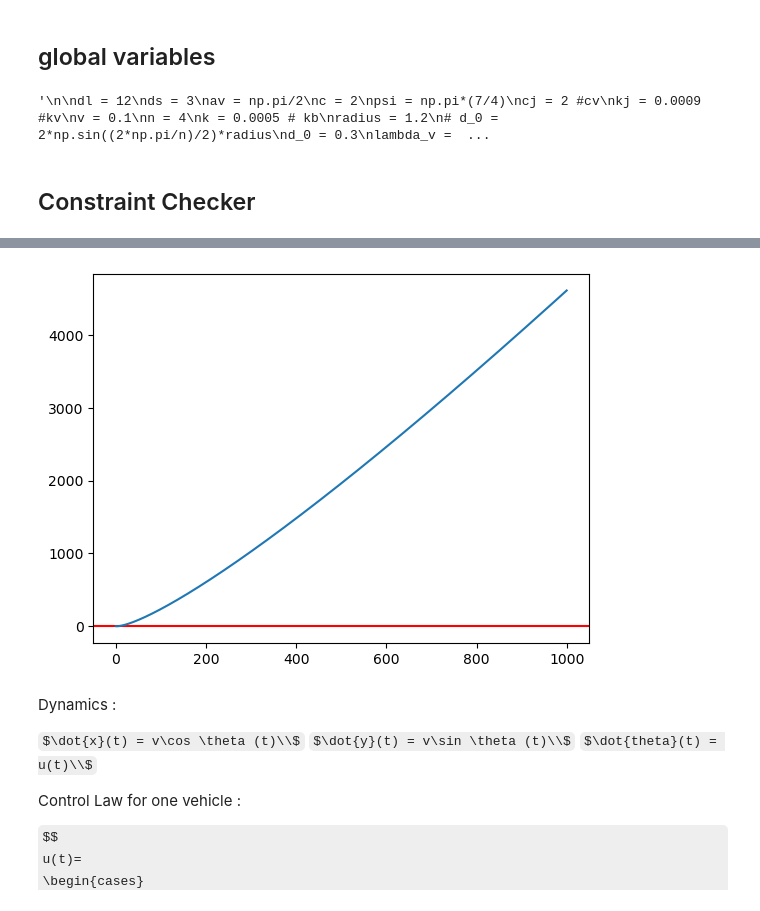
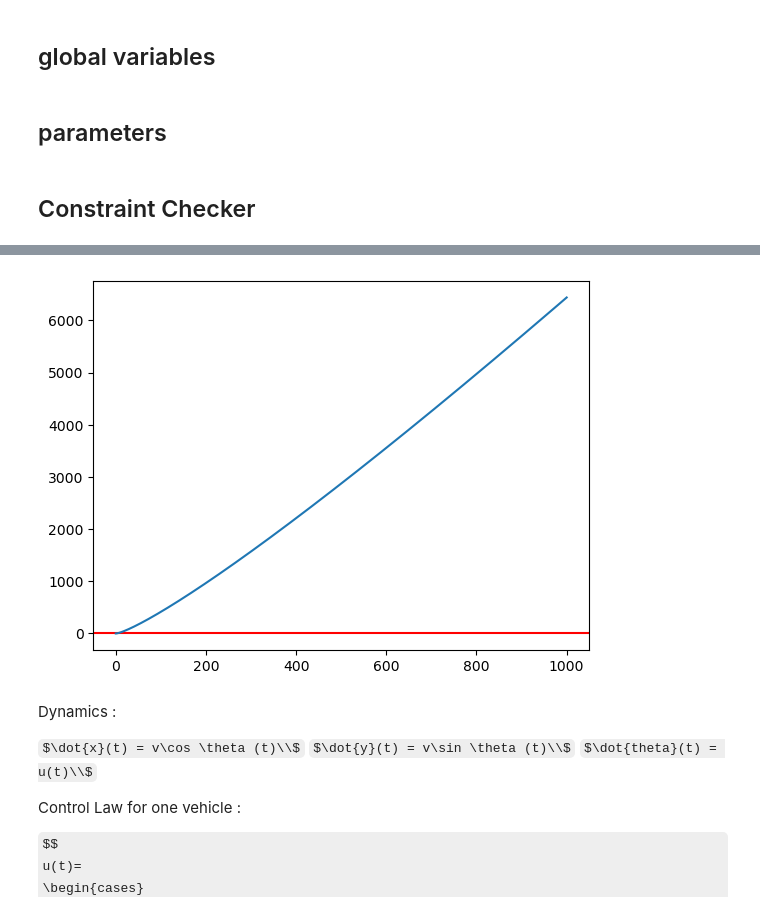
Before and after one commit to kiredoo/crazyflie-basics, a Jupyter notebook: isaac_ws/cyclic.ipynb, the cells around one changed output, grey strips where cells are left out. Saved outputs shown, nothing was run; the diff lists cells and outputs as text; code cells hidden in the pictures; some formulas as TeX source.

Commit message:
updated cyclic pursuit simulation file

```diff
--- a/isaac_ws/cyclic.ipynb
+++ b/isaac_ws/cyclic.ipynb
@@ -30,6 +33,8 @@ global pij_save
 global vis_zone_vec2
 global utj_vec
 global gamma_ij_glob
+global bd_vec_glob
+bd_vec_glob = []
 gamma_ij_glob = []
 utj_vec = []
 vis_zone_vec_2 = []
@@ -44,44 +49,29 @@ control_hold = 0
 dt = 0.15
 control_rate = int(control_time_delay/dt)
 control_signal = []
-# %% [output]
-'\n\ndl = 12\nds = 3\nav = np.pi/2\nc = 2\npsi = np.pi*(7/4)\ncj = 2 #cv\nkj = 0.0009 #kv\nv = 0.1\nn = 4\nk = 0.0005 # kb\nradius = 1.2\n# d_0 = 2*np.sin((2*np.pi/n)/2)*radius\nd_0 = 0.3\nlambda_v =  ...
+# %% [markdown]
+## parameters
+# %%
+v = 0.3
+av = np.pi/4
+ds = 1
+dl = 4
+psi = np.pi * 7/4
+d_0 = 2.83
+c = 2
+cj = 3
+k = 0.17
+kj = 0.25
+rho_o = 0.8
+n = 5
+rho_e_assume = 2
+
+# # if evenly spaced
+# d_0 = 2 * rho_e_assume * np.sin(np.pi/n)
 # %% [markdown]
 ## Constraint Checker
 # %%
-#simulation params from the paper
-# # 3 agents params for crazyflies. for rho_e = 1.6 set rho_0 to 0.5
-# rho_o = 0.5
-# v = 0.3
-# av = np.pi/4
-# ds = 0.5
-# dl = 1
-# psi = np.pi * (7/4)
-# d_0 = 1.285
-# c = 2
-# cj = 2
-# # k = 0.075
-# # kj = 0.15
-# k = 0.05
-# kj = 0.09
-# n = 3
 
-#simulation params from the paper
-# # 3 agents params for crazyflies. for rho_e = 1.6 set rho_0 to 0.5
-rho_o = 5
-v = 1
-av = np.pi/4
-ds = 3
-dl = 12
-psi = np.pi * (7/4)
-d_0 = 10
-c = 2
-cj = 2
-k = 0.05
-kj = 0.09
-n = 4
-
-####
 
 #rho_e solver using root finding methods
 def g_function2(rho_e,c,rho_o):
@@ -121,10 +111,11 @@ def geo_constraint1(n, do, rho_e, av, dl):
         return
 
     angle = min(av, np.arcsin(arcsin_input))
+    print(f"equation 34 angle is {angle}, av is {av} and arcsin(dl/2*rho_e) is {np.arcsin(arcsin_input)}")
     if (n - 1) * np.arcsin(do / (2 * rho_e)) + angle < np.pi:
-        print("geo_constraint 1 is met!")
+        print(f"geo_constraint 1 is met!, {(n - 1) * np.arcsin(do / (2 * rho_e)) + angle} < {np.pi}")
     else:
-        print("geo_constraint 1 is not met!")
+        print(f"geo_constraint 1 is not met!, {(n - 1) * np.arcsin(do / (2 * rho_e)) + angle} !< {np.pi}")
 
 def geo_constraint2(do, rho_e, av, dl):
     # Ensure arcsin argument is within [-1, 1]
@@ -140,9 +131,23 @@ def geo_constraint2(do, rho_e, av, dl):
     else:
         print(f"geo_constraint 2 not met, {2 * np.arcsin(do / (2 * rho_e))} !> {angle}")
 
+def geo_constraint3(do, rho_e, av):
+    # Ensure arcsin argument is within [-1, 1]
+    arcsin_input = do / (2 * rho_e)
+    if np.abs(arcsin_input) > 1:
+        print(f"geo_constraint 3 is not met due to invalid arcsin input! 1:{arcsin_input}")
+        return
+
+    if np.arcsin(do / (2 * rho_e)) < av:
+        print(f"geo_constraint 3 met, {np.arcsin(do / (2 * rho_e))} < {av}")
+    else:
+        print(f"geo_constraint 3 not met, {np.arcsin(do / (2 * rho_e))} !< {av}")
+
+
 # Test functions with your parameters
 geo_constraint1(n, d_0, rho_e, av, dl)
 geo_constraint2(d_0, rho_e, av, dl)
+geo_constraint3(d_0, rho_e, av)
 
 # constraint checker
 
@@ -154,10 +159,10 @@ def constraint1(k,kj,c,cj):
         print(f"constraint1 not met! the k ratio is {kj/k}, right hand side is {2 * (cj/c) * ((c-1)/(cj-1))}")
         return False
 
-# constraint 2: all f values must be greater than (-2 * v) / (3 * np.pi * k)
+# constraint 2: all f values must be greater than (-2 * v) / (3 * np.pi * k) (equation 13)
 def constraint2(g_function, c, rho_o, v, k):
     global coord
-    rho = np.arange(0,1000,0.1)
+    rho = np.arange(0,1000,0.01)
     f = rho * g_function(rho,c,rho_o)
     if all(f > (-2 * v) / (3 * np.pi * k)):
         print(f'constraint 2 met!, right hand side is {(-2 * v) / (3 * np.pi * k)}')
@@ -184 +191 @@ minimum f equals -0.7238347131313104
-[figure, old version]
+[figure, new version]
```
Also changed, not shown: parts of 27 cells of this notebook, 3 other files.
